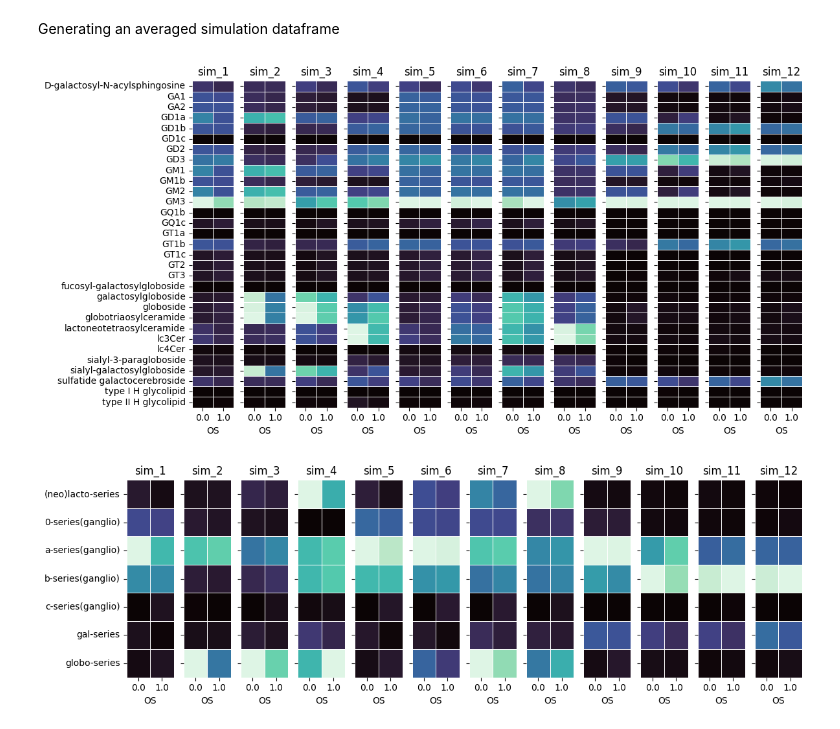
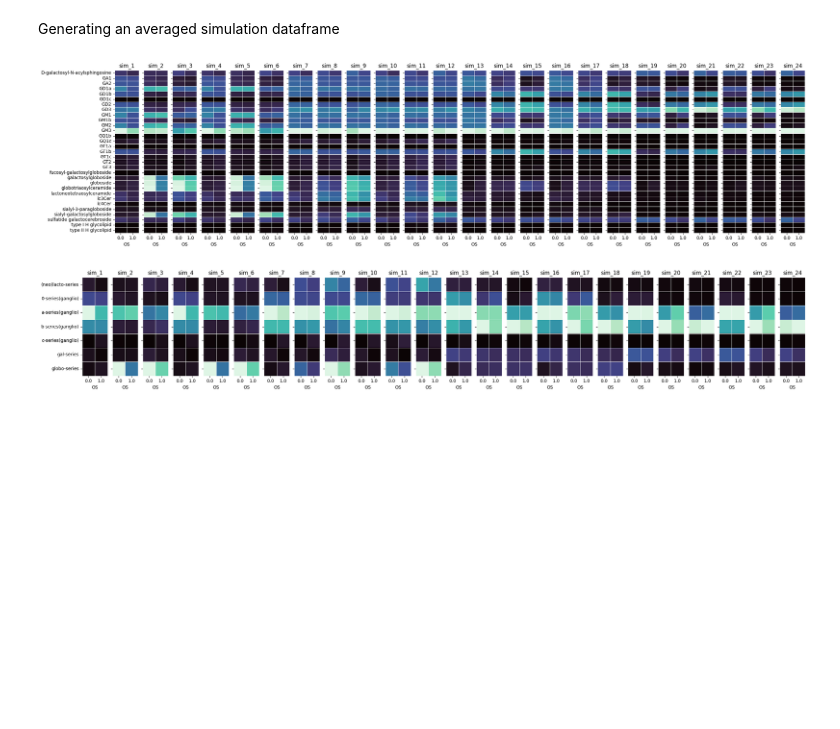
Before and after one commit to JackWJW/LGG_Prognosis_Prediction, a Jupyter notebook: Integrated_Dataset_Tidying.ipynb, the cells around one changed output. Cells and saved outputs as stored; diff of their text form; code cells hidden in the pictures; blank space fills up the shorter version.

```diff
--- a/Integrated_Dataset_Tidying.ipynb
+++ b/Integrated_Dataset_Tidying.ipynb
@@ -5,8 +5,8 @@
 # %%
 import pandas as pd
 df_dict = {}
-for i in range(1,13):
-    df_dict[f"integrated_df_{i}"] = pd.read_csv(f"https://raw.githubusercontent.com/JackWJW/LGG_Prognosis_Prediction/main/iMAT_integrated_data/TCGA_iMAT_integrated_df_{i}.csv").set_index('sample')
+for i in range(1,25):
+    df_dict[f"integrated_df_{i}"] = pd.read_csv(f"./iMAT_integrated_data/TCGA_iMAT_integrated_df_{i}.csv").set_index('sample')
 # %% [markdown]
 Generating an averaged simulation dataframe
 # %%
@@ -31,34 +31,35 @@ gene_list = ['A4GALT','ABO','B3GALNT1','B3GALT1','B3GALT4','B3GALT5','B3GNT2','B
 # %%
 import seaborn as sns
 import matplotlib.pyplot as plt
 
 plotting_dict = {}
 for keys, df in df_dict.items():
     for gene in gene_list:
         drop_col = df.columns[df.columns.str.contains(gene)]
         df = df.drop(columns=drop_col)
     drop_col_2 = df.columns[df.columns.str.contains("series")]
     df = df.drop(columns=drop_col_2)
     df = df.drop(columns=['OS.time'])
     plotting_dict[keys] = df
 
 num_dfs = len(plotting_dict)
 fig, axes = plt.subplots(nrows=1, ncols=num_dfs, figsize=(1 * num_dfs, 6), squeeze=False)
 
-name_list = ["sim_1","sim_2","sim_3","sim_4","sim_5","sim_6","sim_7","sim_8","sim_9","sim_10","sim_11","sim_12","sim_13","sim_14","sim_15","sim_16","m_sim"]
+name_list = ["sim_1","sim_2","sim_3","sim_4","sim_5","sim_6","sim_7","sim_8","sim_9","sim_10","sim_11","sim_12","sim_13","sim_14","sim_15","sim_16","sim_17","sim_18",
+             "sim_19","sim_20","sim_21","sim_22","sim_23","sim_24"]
 
 for i, (name, df) in enumerate(plotting_dict.items()):
     ax = axes[0, i]
     sns.heatmap(df.groupby("OS").mean().T, cmap='mako', ax=ax, cbar=False,linewidth=0.5)
     ax.set_title(name_list[i])
     ax.set_ylabel("")
     if i > 0:
         ax.set_yticklabels([])
 
 plt.tight_layout()
 plt.show()
 # %% [output]
-[figure, old version]
+[figure, new version]
 # %%
 plotting_2_dict = {}
 for keys, df in df_dict.items():
@@ -73,7 +74,8 @@ num_dfs = len(plotting_2_dict)
 fig, axes = plt.subplots(nrows=1, ncols=num_dfs, figsize=(1 * num_dfs, 4), squeeze=False)
 
 
-name_list = ["sim_1","sim_2","sim_3","sim_4","sim_5","sim_6","sim_7","sim_8","sim_9","sim_10","sim_11","sim_12","sim_13","sim_14","sim_15","sim_16","m_sim"]
+name_list = ["sim_1","sim_2","sim_3","sim_4","sim_5","sim_6","sim_7","sim_8","sim_9","sim_10","sim_11","sim_12","sim_13","sim_14","sim_15","sim_16","sim_17","sim_18",
+             "sim_19","sim_20","sim_21","sim_22","sim_23","sim_24"]
 
 for i, (name, df) in enumerate(plotting_2_dict.items()):
     ax = axes[0, i]
@@ -86,7 +88,7 @@ for i, (name, df) in enumerate(plotting_2_dict.items()):
 plt.tight_layout()
 plt.show()
 # %% [output]
-[figure, old version]
+[figure, new version]
 # %%
 grouped_dict = {}
 i=0
```
Also changed, not shown: parts of 2 cells of this notebook, 23 other files.
